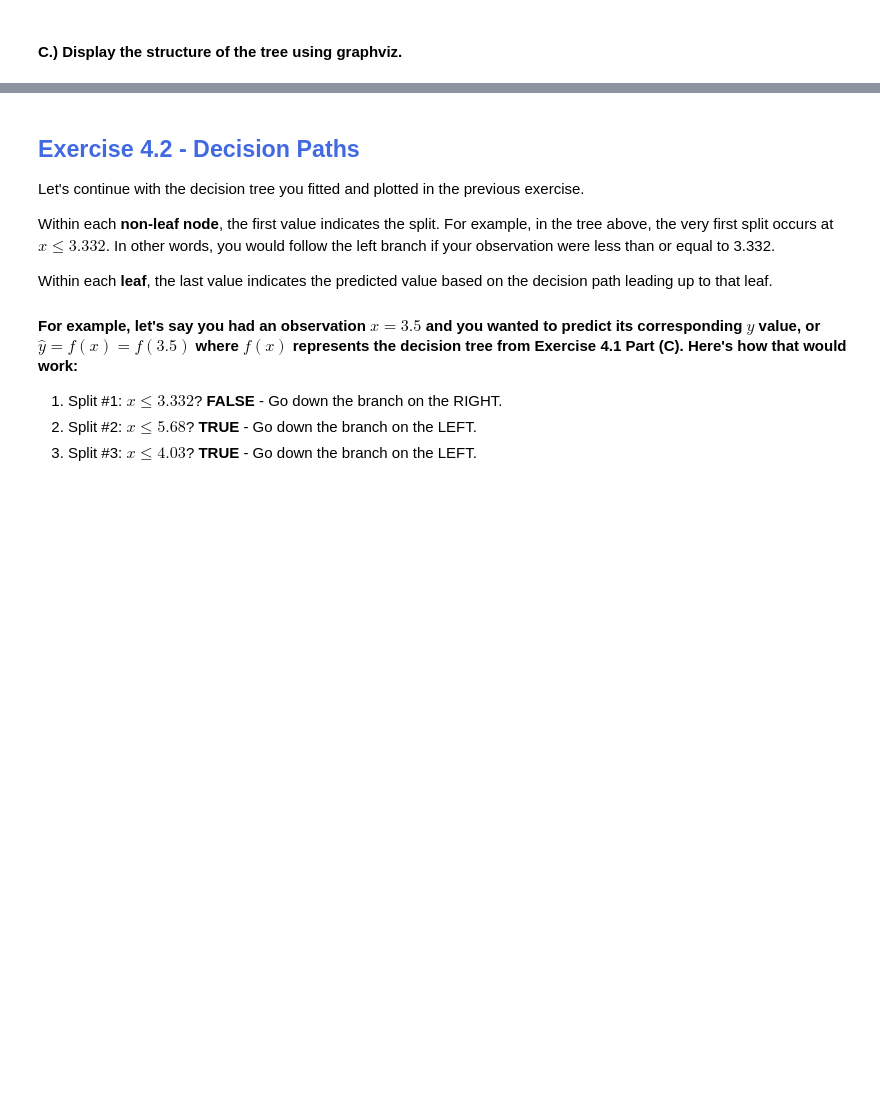
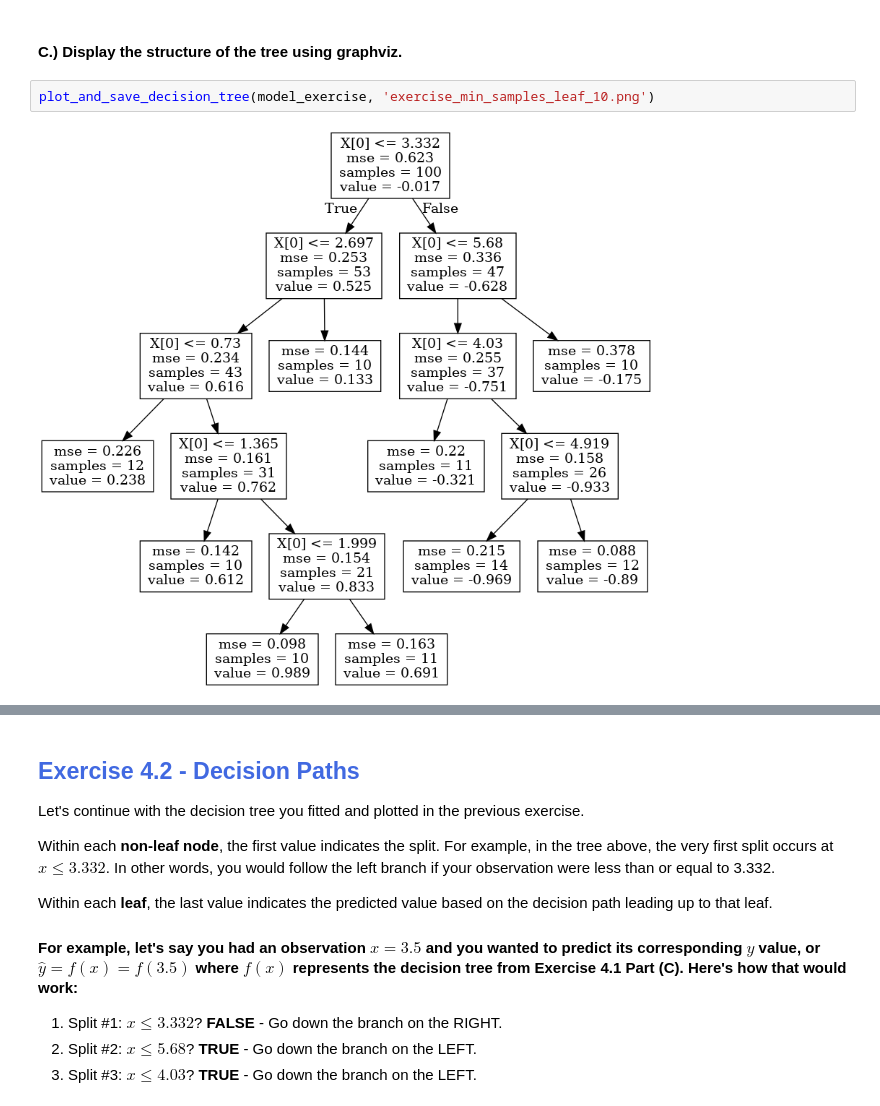
Before and after one commit to cedricsoares/elite_data_science, a Jupyter notebook: 4 - Workbook - Complexity Overload.ipynb, the cells around one changed output, grey strips where cells are left out. Drawn from its saved outputs; the diff is of its cells as text; blank space fills up the shorter version.

```diff
--- a/4 - Workbook - Complexity Overload.ipynb
+++ b/4 - Workbook - Complexity Overload.ipynb
@@ -268,6 +282,10 @@ Before moving on, it's imperative that you've been following along the online Co
 <img src="embedded-picture-1">
 # %% [markdown]
 #### C.) Display the structure of the tree using graphviz.
+# %%
+plot_and_save_decision_tree(model_exercise, 'exercise_min_samples_leaf_10.png')
+# %% [output]
+[figure, added]
 # %% [markdown]
 <strong style="color:RoyalBlue">Expected output:</strong>
 
```
Also changed, not shown: parts of 19 cells of this notebook, 1 other file.
